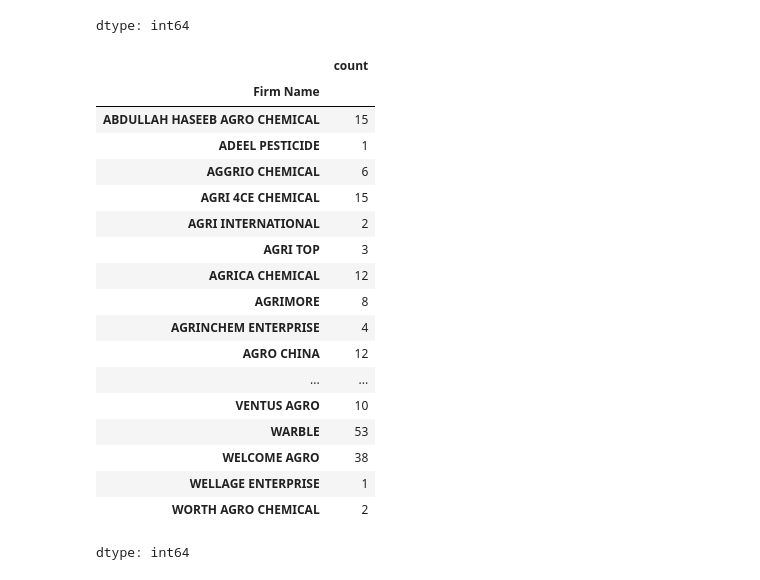
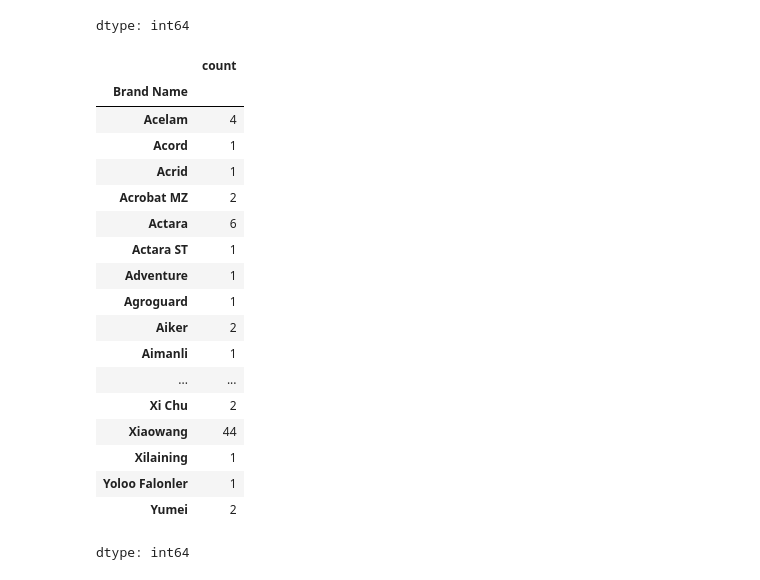
Before and after one commit to Alishba01234/PAI_PROJECT, a Jupyter notebook: PAI.ipynb, the cells around one changed output. Saved outputs shown, nothing was run; the diff lists cells and outputs as text; code cells hidden in the pictures.

```diff
--- a/PAI.ipynb
+++ b/PAI.ipynb
@@ -98,7 +220,5 @@ df.dropna(subset=['Percentage','Type'],inplace=True)
 # %%
 df = df.drop('Formulation', axis=1)
-# %%
-df['Type'] = df['Type'].str.upper()
 # %%
 df = df.rename(columns={
     'Common Name': 'Composition'
@@ -265,25 +361,24 @@ manual_firm_map_normalized = {normalize_firm_name(k): v for k, v in manual_firm_
 
 df['Firm Name'] = df['Firm Name'].replace(manual_firm_map_normalized)
 # %%
-pd.set_option('display.max_rows', None)
-df['Firm Name'].value_counts(ascending=False).sort_index(ascending=True)
+df['Brand Name'].value_counts(ascending=False).sort_index(ascending=True)
 # %% [output]
 |  | count |
-| Firm Name |  |
-| ABDULLAH HASEEB AGRO CHEMICAL | 15 |
-| ADEEL PESTICIDE | 1 |
-| AGGRIO CHEMICAL | 6 |
-| AGRI 4CE CHEMICAL | 15 |
-| AGRI INTERNATIONAL | 2 |
-| AGRI TOP | 3 |
-| AGRICA CHEMICAL | 12 |
-| AGRIMORE | 8 |
-| AGRINCHEM ENTERPRISE | 4 |
-| AGRO CHINA | 12 |
+| Brand Name |  |
+| Acelam | 4 |
+| Acord | 1 |
+| Acrid | 1 |
+| Acrobat MZ | 2 |
+| Actara | 6 |
+| Actara ST | 1 |
+| Adventure | 1 |
+| Agroguard | 1 |
+| Aiker | 2 |
+| Aimanli | 1 |
 | ... | ... |
-| VENTUS AGRO | 10 |
-| WARBLE | 53 |
-| WELCOME AGRO | 38 |
-| WELLAGE ENTERPRISE | 1 |
-| WORTH AGRO CHEMICAL | 2 |
+| Xi Chu | 2 |
+| Xiaowang | 44 |
+| Xilaining | 1 |
+| Yoloo Falonler | 1 |
+| Yumei | 2 |
 dtype: int64
```
Also changed, not shown: parts of 18 cells of this notebook.
